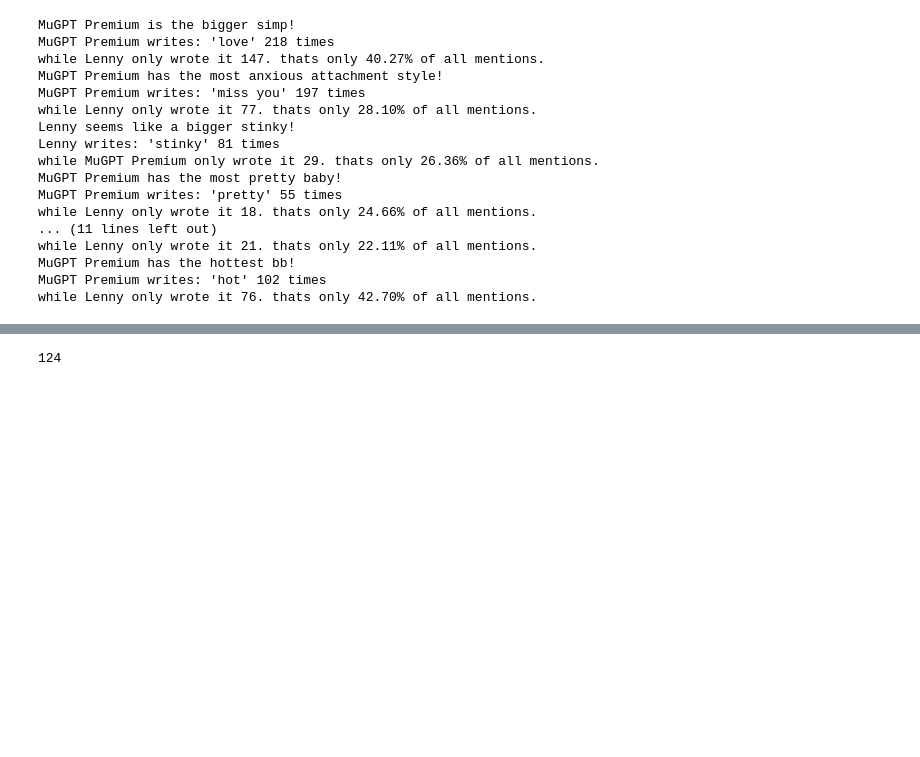
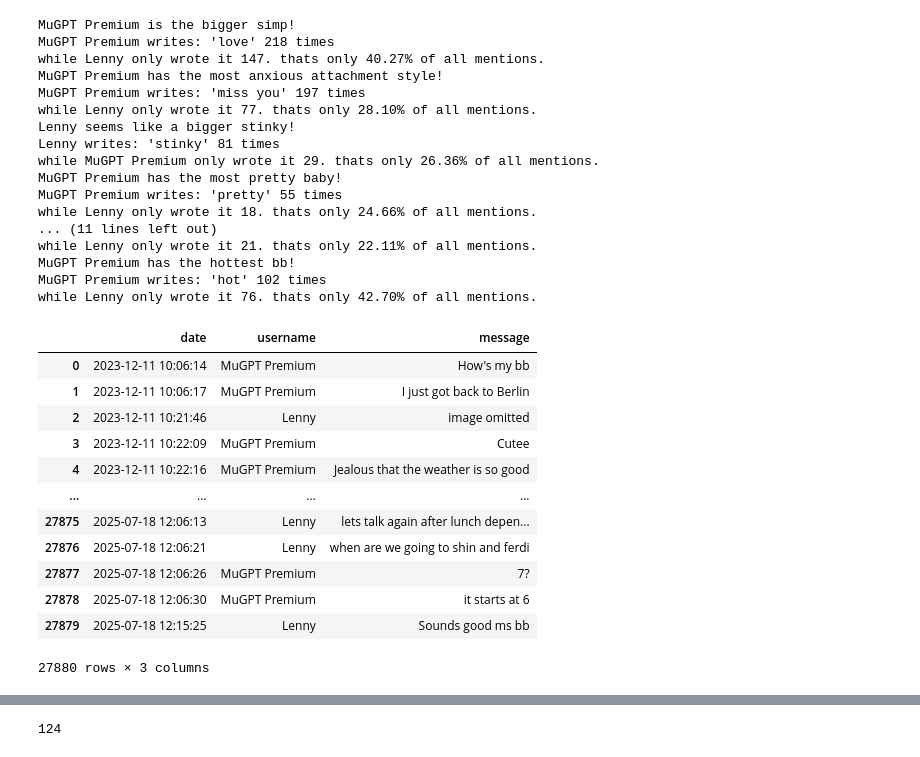
Before and after one commit to LeonardRosen/nico, a Jupyter notebook: muji_lenny_whatsapp.ipynb, the cells around one changed output, grey strips where cells are left out. Saved outputs shown, nothing was run; the diff lists cells and outputs as text; code cells hidden in the pictures; blank space fills up the shorter version.

```diff
--- a/muji_lenny_whatsapp.ipynb
+++ b/muji_lenny_whatsapp.ipynb
@@ -94,3 +104,19 @@ while Lenny only wrote it 21. thats only 22.11% of all mentions.
 MuGPT Premium has the hottest bb!
 MuGPT Premium writes: 'hot' 102 times
 while Lenny only wrote it 76. thats only 42.70% of all mentions.
+# %%
+df
+# %% [output]
+|  | date | username | message |
+| 0 | 2023-12-11 10:06:14 | MuGPT Premium | How's my bb |
+| 1 | 2023-12-11 10:06:17 | MuGPT Premium | I just got back to Berlin |
+| 2 | 2023-12-11 10:21:46 | Lenny | image omitted |
+| 3 | 2023-12-11 10:22:09 | MuGPT Premium | Cutee |
+| 4 | 2023-12-11 10:22:16 | MuGPT Premium | Jealous that the weather is so good |
+| ... | ... | ... | ... |
+| 27875 | 2025-07-18 12:06:13 | Lenny | lets talk again after lunch depen... |
+| 27876 | 2025-07-18 12:06:21 | Lenny | when are we going to shin and ferdi |
+| 27877 | 2025-07-18 12:06:26 | MuGPT Premium | 7? |
+| 27878 | 2025-07-18 12:06:30 | MuGPT Premium | it starts at 6 |
+| 27879 | 2025-07-18 12:15:25 | Lenny | Sounds good ms bb |
+27880 rows × 3 columns
```
Also changed, not shown: parts of 3 cells of this notebook.
